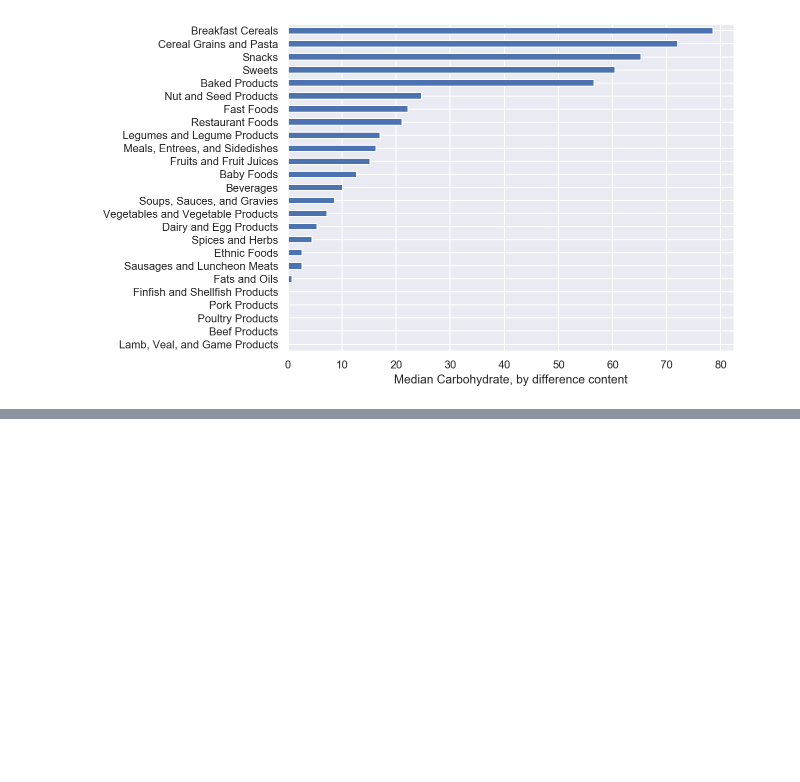
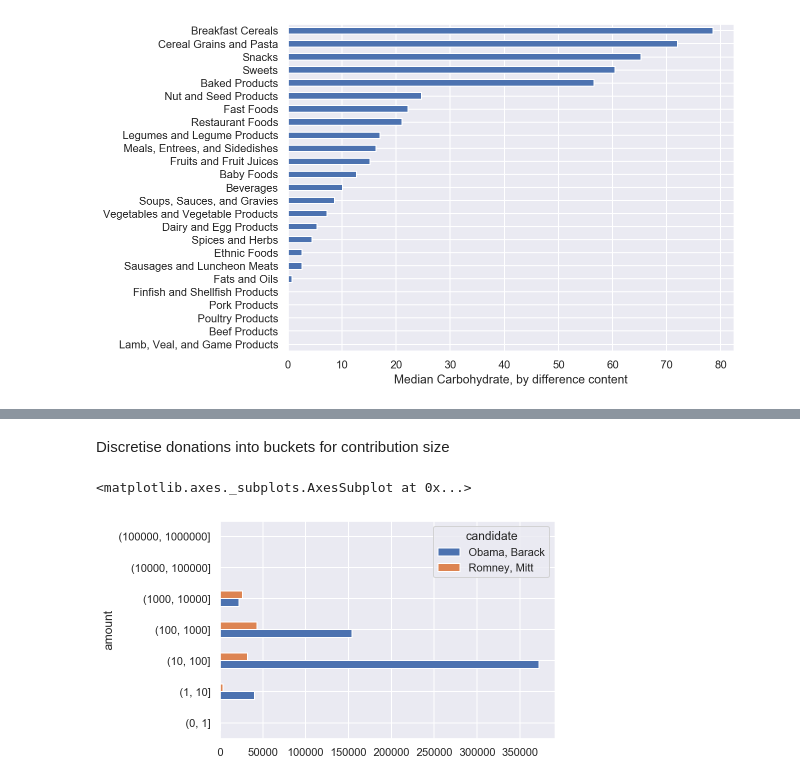
Before and after one commit to fabiangunzinger/learning, a Jupyter notebook: python-for-data-analysis/chap14-examples.ipynb, the cells around one changed output, grey strips where cells are left out. Saved outputs shown, nothing was run; the diff lists cells and outputs as text; code cells hidden in the pictures; blank space fills up the shorter version.

```diff
--- a/python-for-data-analysis/chap14-examples.ipynb
+++ b/python-for-data-analysis/chap14-examples.ipynb
@@ -659,0 +652,27 @@ foods.groupby('nutrient').apply(get_max).tail(50)
+# %%
+columns = {'cand_nm':'candidate',
+           'contbr_city':'city',
+           'contbr_occupation':'occupation',
+           'contb_receipt_amt':'amount',
+           'contb_receipt_dt':'date'}
+
+parties = {'Bachmann, Michelle': 'r',
+           'Romney, Mitt': 'r',
+           'Obama, Barack': 'd',
+           "Roemer, Charles E. 'Buddy' III": 'r',
+           'Pawlenty, Timothy': 'r',
+           'Johnson, Gary Earl': 'r',
+           'Paul, Ron': 'r',
+           'Santorum, Rick': 'r',
+           'Cain, Herman': 'r',
+           'Gingrich, Newt': 'r',
+           'McCotter, Thaddeus G': 'r',
+           'Huntsman, Jon': 'r',
+           'Perry, Rick': 'r'}
+
+path = 'https://raw.githubusercontent.com/wesm/pydata-book/2nd-edition/datasets/fec/P00000001-ALL.csv'
+
+fec = (pd.read_csv(path)
+       [columns.keys()]
+       .rename(columns=columns)
+       .assign(party = lambda df: df.candidate.map(parties)))
@@ -659,0 +699,9 @@ foods.groupby('nutrient').apply(get_max).tail(50)
+# %%
+# Finishing this would take some extra work...
+occ_mapping = {'INFORMATION REQUESTED':'Not provided',
+               'INFORMATION REQUESTED PER BEST EFFORTS': 'Not provided'}
+
+f = lambda x: occ_mapping.get(x, x)
+
+fec.occupation = fec.occupation.map(f)
+fec
@@ -659,0 +722,12 @@ foods.groupby('nutrient').apply(get_max).tail(50)
+# %% [markdown]
+Discretise donations into buckets for contribution size
+# %%
+mrbo = fec[fec.candidate.isin(['Obama, Barack', 'Romney, Mitt'])]
+
+bins = np.array([0, 1, 10, 100, 1000, 10000, 100000, 1000000])
+labels = pd.cut(mrbo.amount, bins)
+
+mrbo.groupby([labels, 'candidate']).size().unstack().plot(kind='barh')
+# %% [output]
+<matplotlib.axes._subplots.AxesSubplot at 0x...>
+[figure, added]
```
Also changed, not shown: parts of 8 cells of this notebook.
